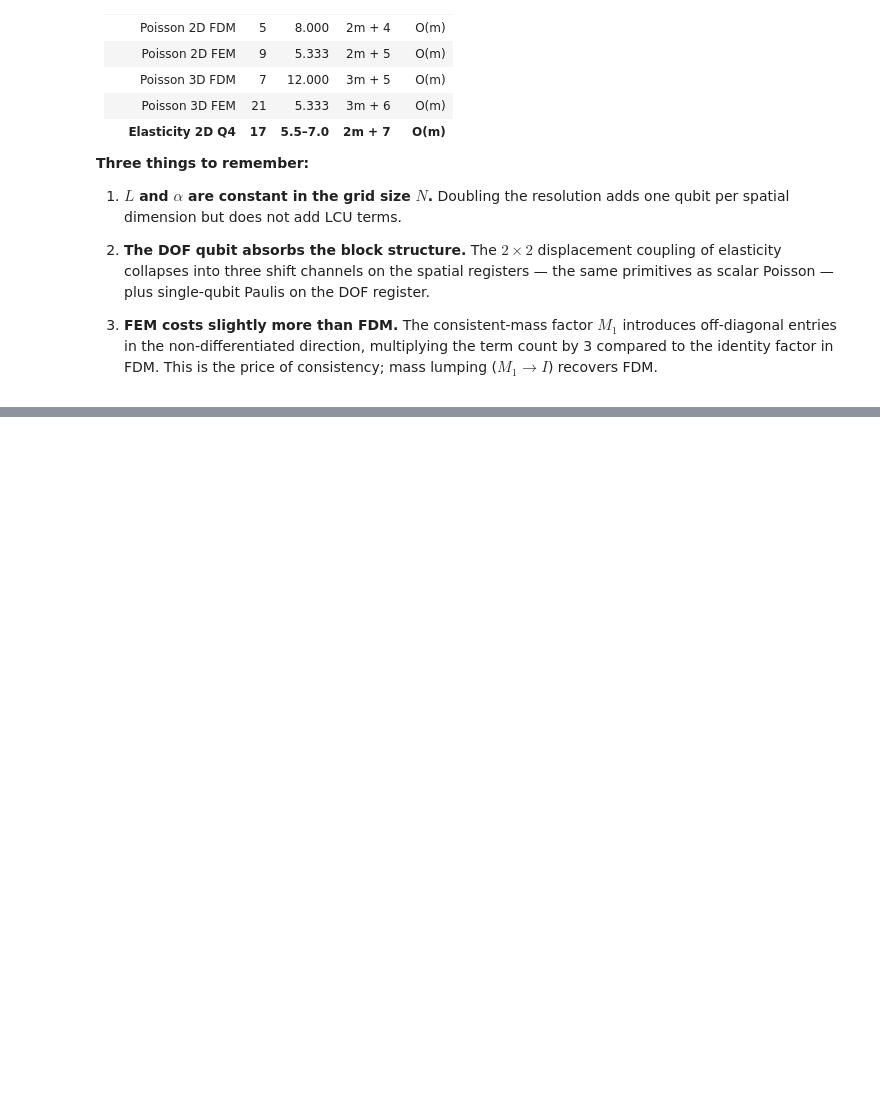
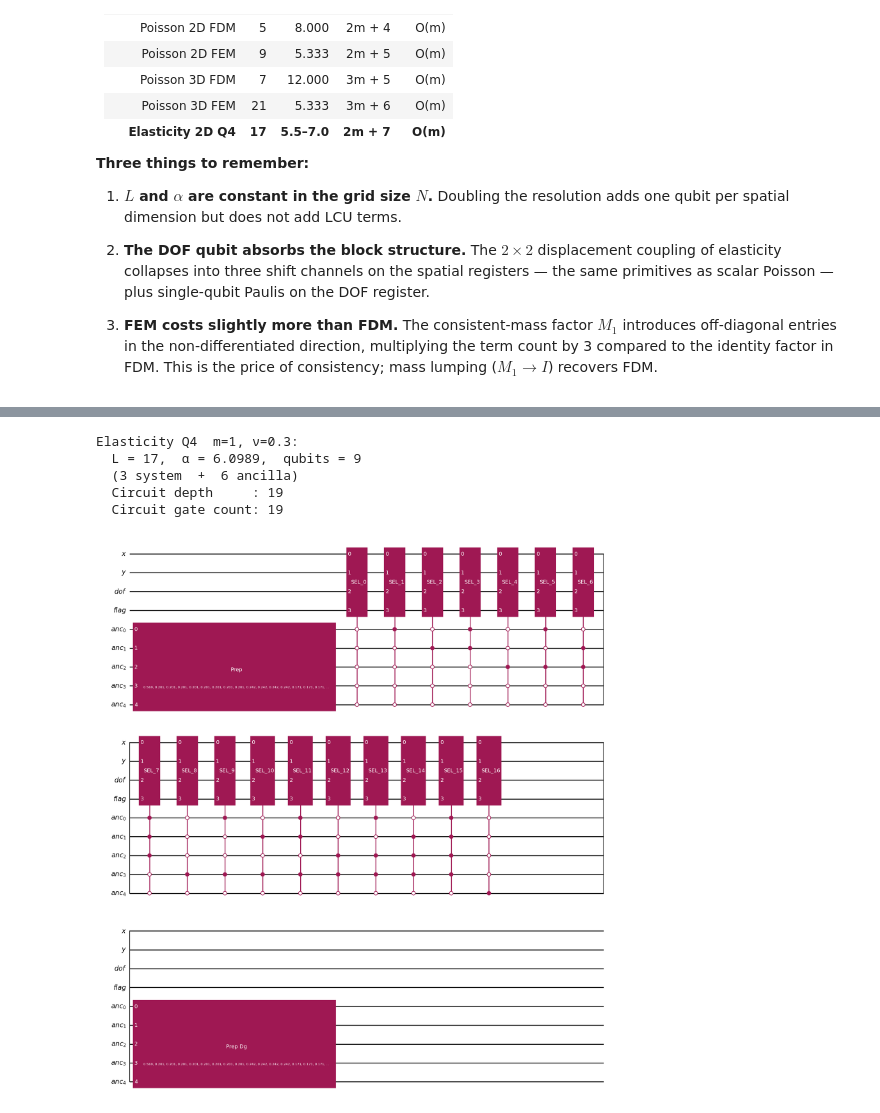
Before and after one commit to UW-ERSL/PyBlockEncode, a Jupyter notebook: BlockEncoding_Tutorial.ipynb, the cells around one changed output, grey strips where cells are left out. Cells and saved outputs as stored; diff of their text form; code cells hidden in the pictures; blank space fills up the shorter version.

```diff
--- a/BlockEncoding_Tutorial.ipynb
+++ b/BlockEncoding_Tutorial.ipynb
@@ -646,0 +961,17 @@ print("\nAll L and α values are independent of m — confirmed.")
+# %%
+ec = ElasticityCircuit(m=1, E=1.0, nu=0.3)   # m=1: 9 qubits total
+print(f"Elasticity Q4  m=1, ν=0.3:")
+print(f"  L = {ec.num_terms},  α = {ec.alpha:.4f},  qubits = {ec.num_qubits}")
+print(f"  ({ec.num_system} system  +  {ec.num_ancilla} ancilla)")
+
+qc_el = ec.circuit()
+print(f"  Circuit depth     : {qc_el.depth()}")
+print(f"  Circuit gate count: {sum(qc_el.count_ops().values())}")
+qc_el.draw('mpl')
+# %% [output]
+Elasticity Q4  m=1, ν=0.3:
+  L = 17,  α = 6.0989,  qubits = 9
+  (3 system  +  6 ancilla)
+  Circuit depth     : 19
+  Circuit gate count: 19
+[figure, added]
```
Also changed, not shown: parts of 38 cells of this notebook, 1 other file.
